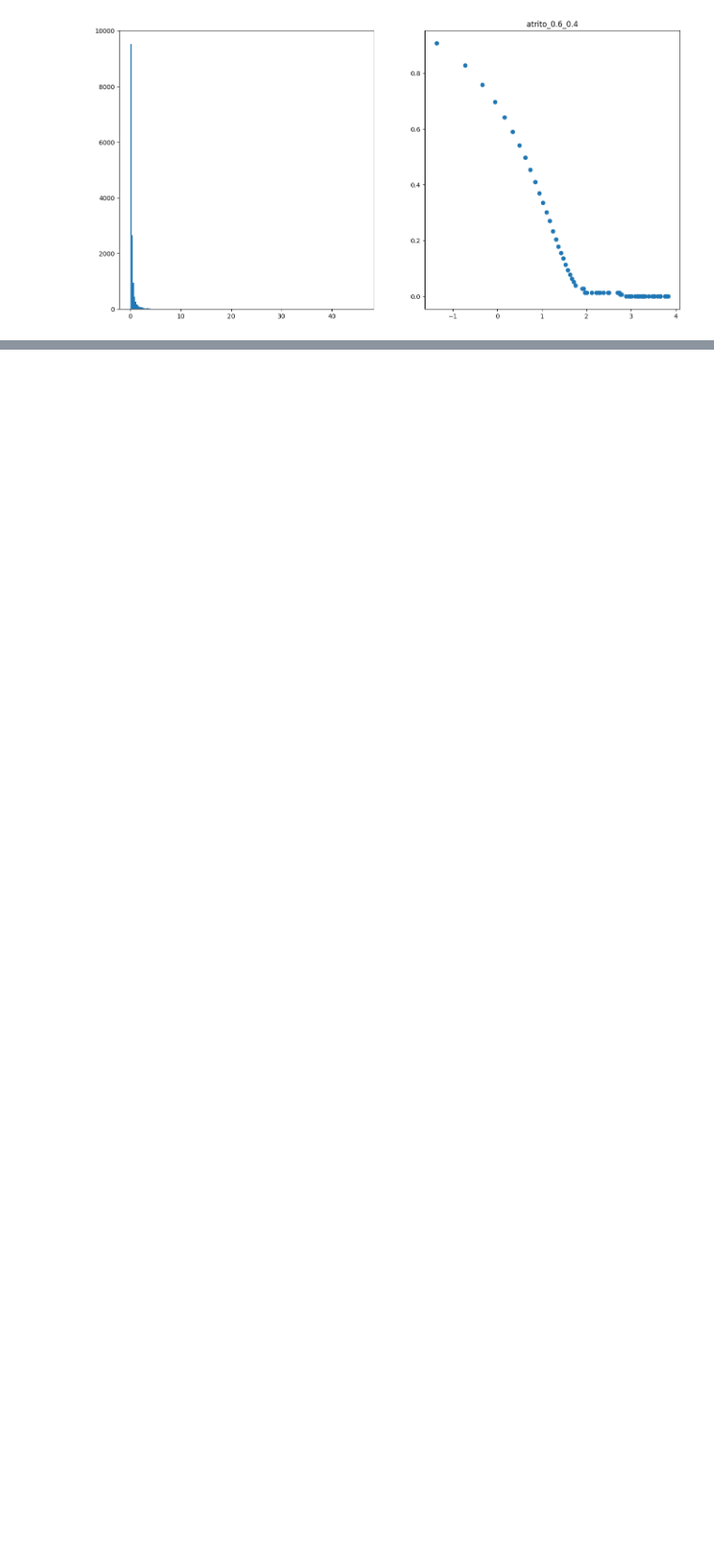
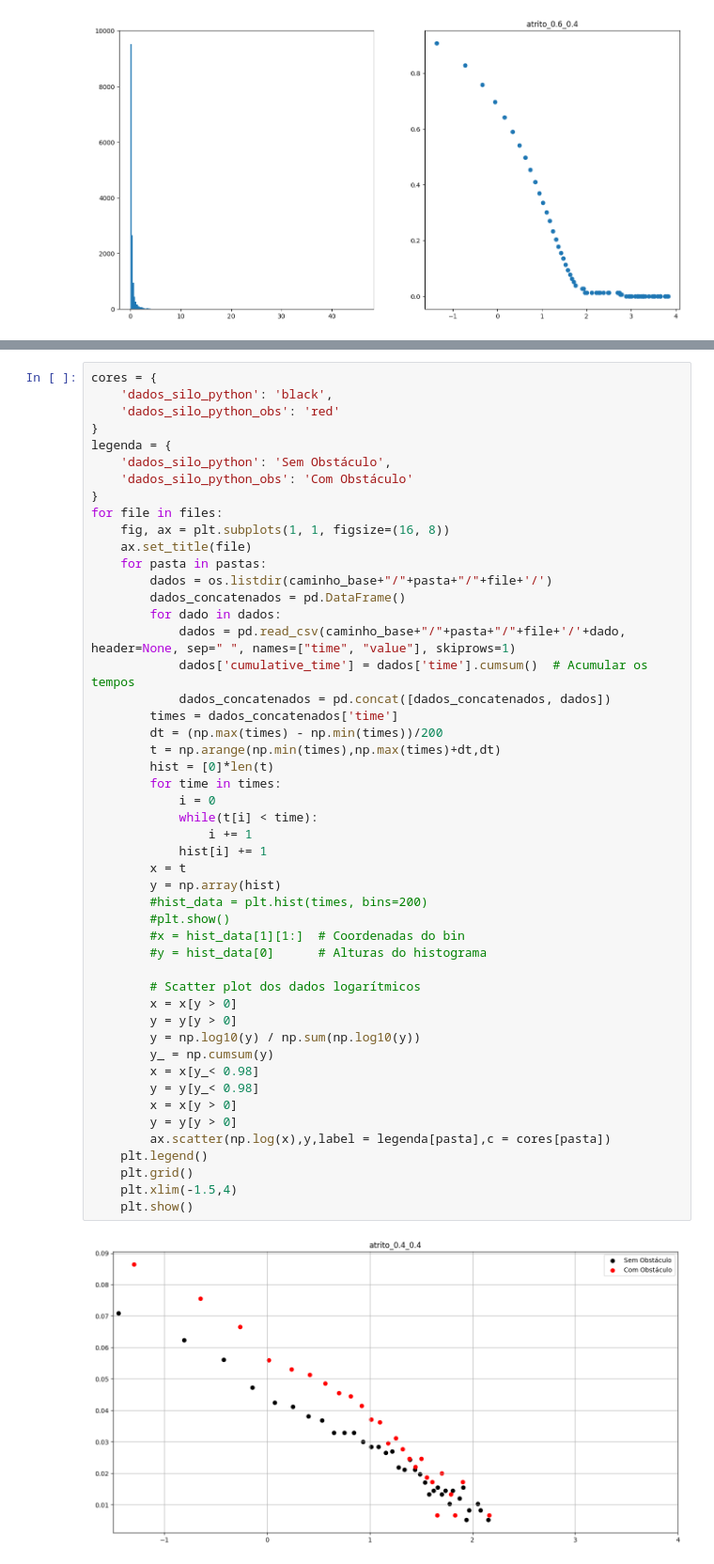
Before and after one commit to paschoal-artur/analise_dados_graos, a Jupyter notebook: analise.ipynb, the cells around one changed output, grey strips where cells are left out. Shown at 94% size. Cells and saved outputs as stored; diff of their text form; blank space fills up the shorter version.

Commit message:
analise dos dados atualizada
adicionada a analise dos dados com obstáculos e um gráfico unificado

```diff
--- a/analise.ipynb
+++ b/analise.ipynb
@@ -81,0 +108,51 @@ for pasta in pastas:
+# %%
+cores = {
+    'dados_silo_python': 'black',
+    'dados_silo_python_obs': 'red'
+}
+legenda = {
+    'dados_silo_python': 'Sem Obstáculo',
+    'dados_silo_python_obs': 'Com Obstáculo'
+}
+for file in files:
+    fig, ax = plt.subplots(1, 1, figsize=(16, 8))
+    ax.set_title(file)
+    for pasta in pastas:
+        dados = os.listdir(caminho_base+"/"+pasta+"/"+file+'/')
+        dados_concatenados = pd.DataFrame()
+        for dado in dados:
+            dados = pd.read_csv(caminho_base+"/"+pasta+"/"+file+'/'+dado, header=None, sep=" ", names=["time", "value"], skiprows=1)
+            dados['cumulative_time'] = dados['time'].cumsum()  # Acumular os tempos
+            dados_concatenados = pd.concat([dados_concatenados, dados])
+        times = dados_concatenados['time']
+        dt = (np.max(times) - np.min(times))/200
+        t = np.arange(np.min(times),np.max(times)+dt,dt)
+        hist = [0]*len(t)
+        for time in times:
+            i = 0
+            while(t[i] < time):
+                i += 1
+            hist[i] += 1
+        x = t
+        y = np.array(hist)
+        #hist_data = plt.hist(times, bins=200)
+        #plt.show()
+        #x = hist_data[1][1:]  # Coordenadas do bin
+        #y = hist_data[0]      # Alturas do histograma
+
+        # Scatter plot dos dados logarítmicos
+        x = x[y > 0]
+        y = y[y > 0]
+        y = np.log10(y) / np.sum(np.log10(y))
+        y_ = np.cumsum(y)
+        x = x[y_< 0.98]
+        y = y[y_< 0.98]
+        x = x[y > 0]
+        y = y[y > 0]
+        ax.scatter(np.log(x),y,label = legenda[pasta],c = cores[pasta])
+    plt.legend()
+    plt.grid()
+    plt.xlim(-1.5,4)
+    plt.show()
+# %% [output]
+[figure, added]
```
Also changed, not shown: parts of 2 cells of this notebook, 1 other file.
